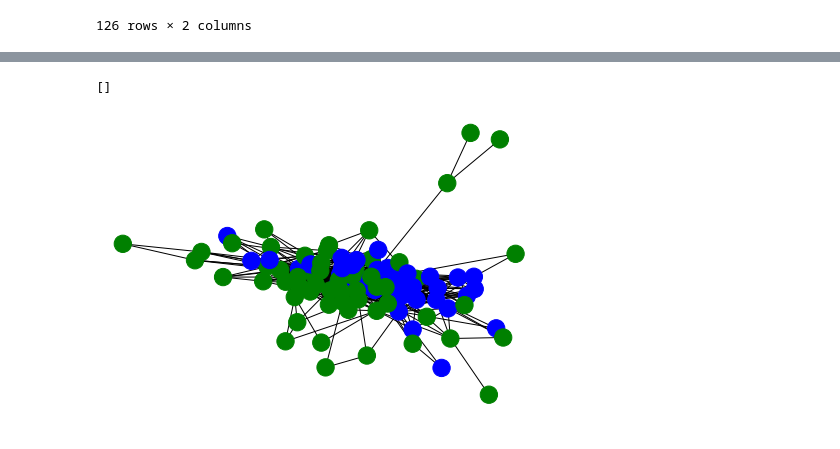
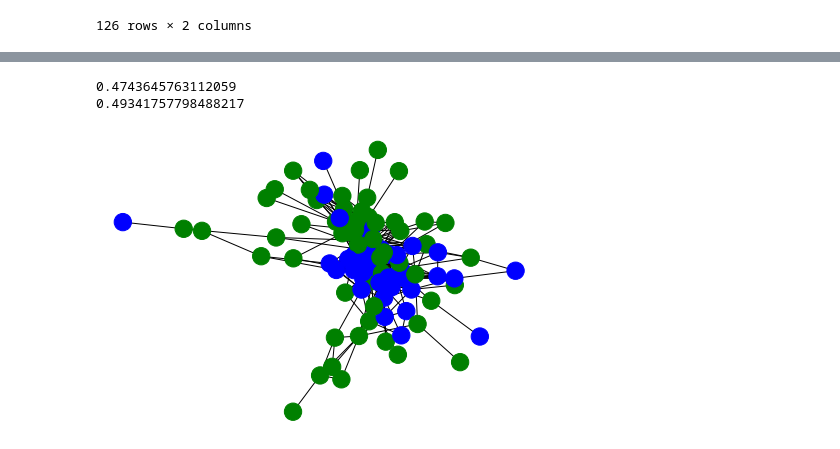
Before and after one commit to SirUnknown2/colonoscopy-videos-classification, a Jupyter notebook: MLPVoice.ipynb, the cells around one changed output, grey strips where cells are left out. Saved outputs shown, nothing was run; the diff lists cells and outputs as text; code cells hidden in the pictures.

```diff
--- a/MLPVoice.ipynb
+++ b/MLPVoice.ipynb
@@ -64,11 +70,14 @@ model = Sequential([
 
     Dense(5, activation='sigmoid'),
 
-    Dense(2, activation='sigmoid')
+    Dense(2, activation='relu')
 ])
 
 model.compile(optimizer='Adam',
               loss='binary_crossentropy',
               metrics=['accuracy']
              )
-model.save_weights('model_weights/initial_weights')
+
+model.summary()
+
+model.save_weights('model_weights/initial_weights_voice')
@@ -144,33 +159,43 @@ for col_name in tqdm(features.columns):
         with tf.GradientTape() as tape:
             pred = model(points, training=False)
         grads = tape.gradient(pred, points)
-        grad_sum += grads.numpy()
-saliency_order = np.argsort(sum(grad_sum))
+        grad_sum += np.abs(grads.numpy())
+saliency_order = np.argsort(np.sum(np.abs(grad_sum),0))
 # %%
-num_features = 90
+num_features = 70
+
 salient_features = features.iloc[:,saliency_order[0:num_features]]
 A = np.zeros((features.shape[0], features.shape[0]))
 for i in features.index:
     for j in range(i):
         A[i,j] = np.linalg.norm(salient_features.iloc[i,:] - salient_features.iloc[j,:])
 A = A + np.transpose(A)
+# print(A)
 # p = np.median(A).astype('int')
-p = 1.5
+# print(p)
+# print(np.max(A))
+p = 1
 A = (A < p)
 A = A - np.eye(A.shape[0])
+rows, cols = np.where(A==1)
+edges = zip(rows.tolist(), cols.tolist())
+G = nx.Graph()
+G.add_edges_from(edges, node_size=1)
+color_map = np.array([])
+acceptable = np.array([])
+unacceptable = np.array([])
+for node in G:
+    if (class_label[node]==1):
+        acceptable = np.append(acceptable, node)
+        color_map = np.append(color_map, 'blue')
+    else:
+        unacceptable = np.append(unacceptable, node)
+        color_map = np.append(color_map, 'green')
+nx.draw(G, node_color=color_map)
+plt.plot()
+# print(nx.average_clustering(G, acceptable))
+# print(nx.average_clustering(G, unacceptable))
+# %% [output]
+0.4743645763112059
+0.49341757798488217
+[figure, added]
-# %%
-rows, cols = np.where(A==1)
-edges = zip(rows.tolist(), cols.tolist())
-G = nx.Graph()
-G.add_edges_from(edges, node_size=1)
-color_map = np.array([])
-for node in G:
-    if (class_label[node]==1):
-        color_map = np.append(color_map, 'blue')
-    else:
-        color_map = np.append(color_map, 'green')
-nx.draw(G, node_color=color_map)
-plt.plot()
-# %% [output]
-[]
-[figure, removed]
```
Also changed, not shown: parts of 6 cells of this notebook, 8 other files.
